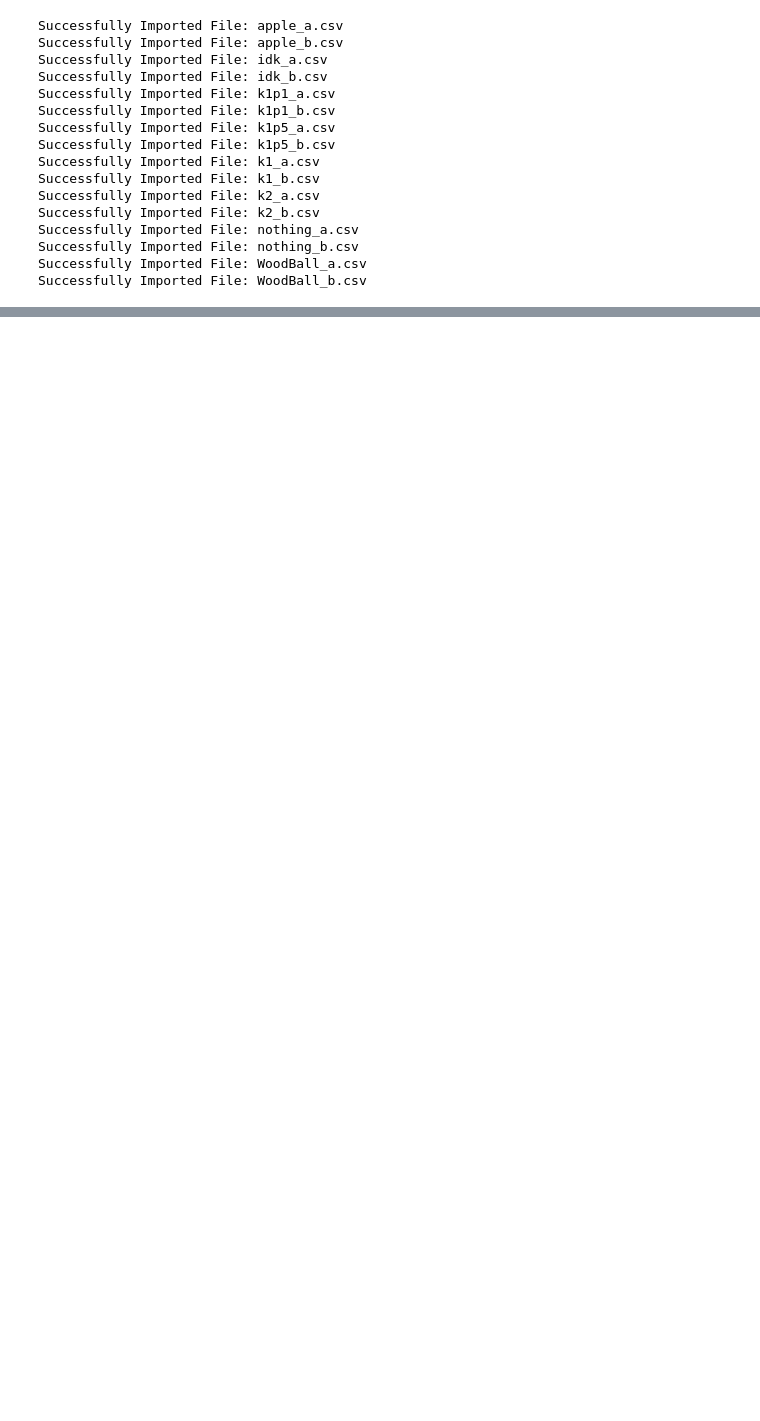
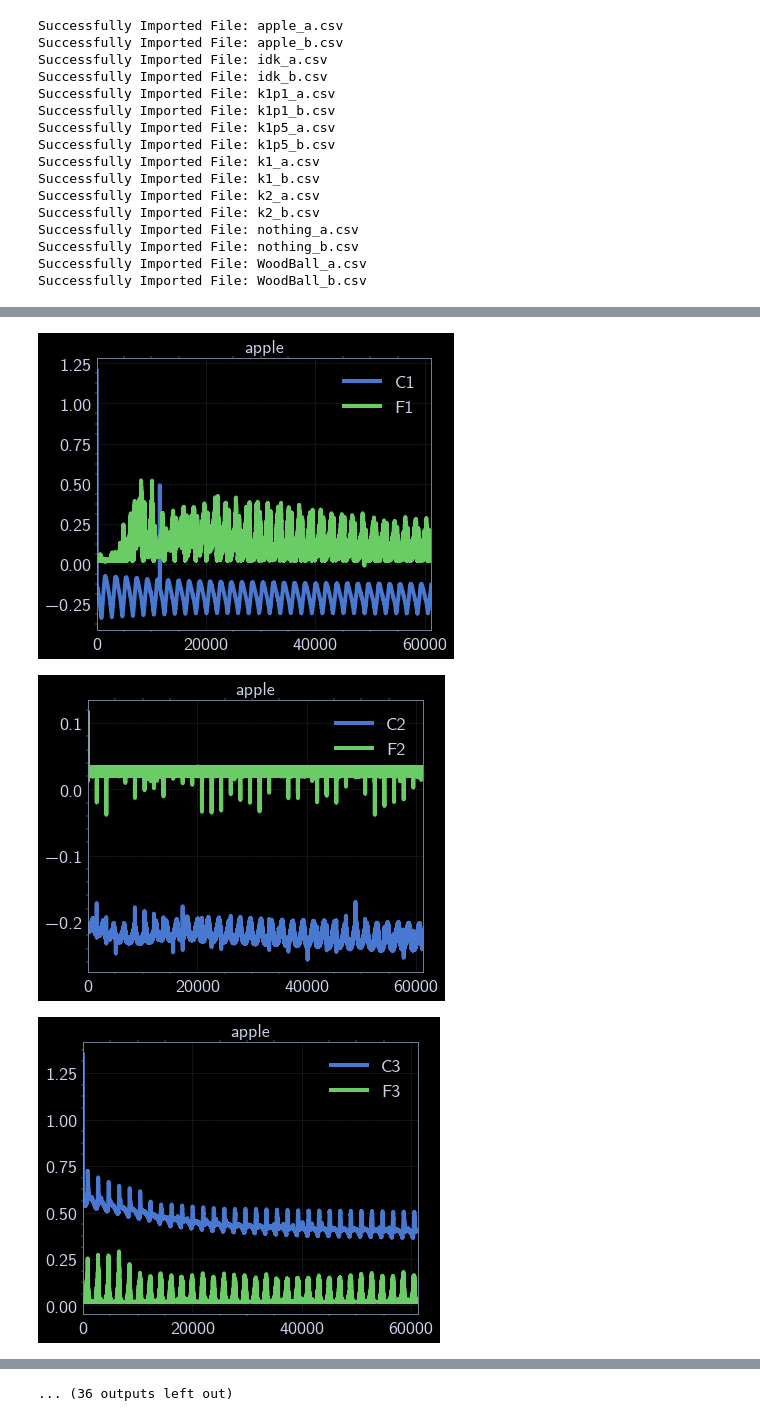
Before and after one commit to matheuscfernandes/mla, a Jupyter notebook: AnalysisV1.ipynb, the cells around one changed output, grey strips where cells are left out. Saved outputs shown, nothing was run; the diff lists cells and outputs as text; code cells hidden in the pictures; blank space fills up the shorter version.

Commit message:
data preprocessing progress -- added rest of preplots

```diff
--- a/AnalysisV1.ipynb
+++ b/AnalysisV1.ipynb
@@ -114,0 +102,18 @@ for key in Data.keys():
+# %%
+for key in Data.keys():
+    Data[key].plot(y=['C1','F1'])
+    plt.title(key)
+    Data[key].plot(y=['C2','F2'])
+    plt.title(key)
+    Data[key].plot(y=['C3','F3'])
+    plt.title(key)
+    Data[key].plot(y=['C4','F4'])
+    plt.title(key)
+    Data[key].plot(y=['F5','F6'])
+    plt.title(key)
+    Data[key].plot(y=['F7','F8'])
+    plt.title(key)
+# %% [output]
+[figure, added]
+[figure, added]
+[figure, added]
@@ -115,3 +129,4 @@ for key in Data.keys():
+... (36 outputs left out)
 # %%
 def EmbedLabels(AllData):
     EmbededData=pd.DataFrame()
```
Also changed, not shown: parts of 2 cells of this notebook.
